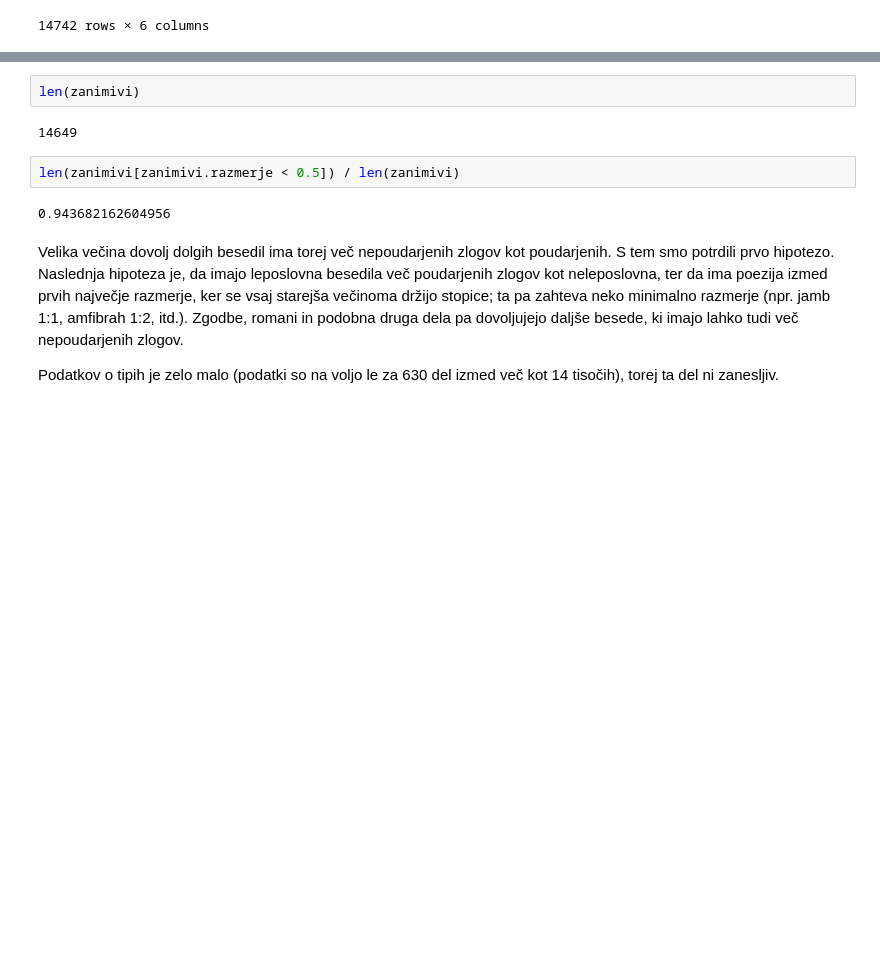
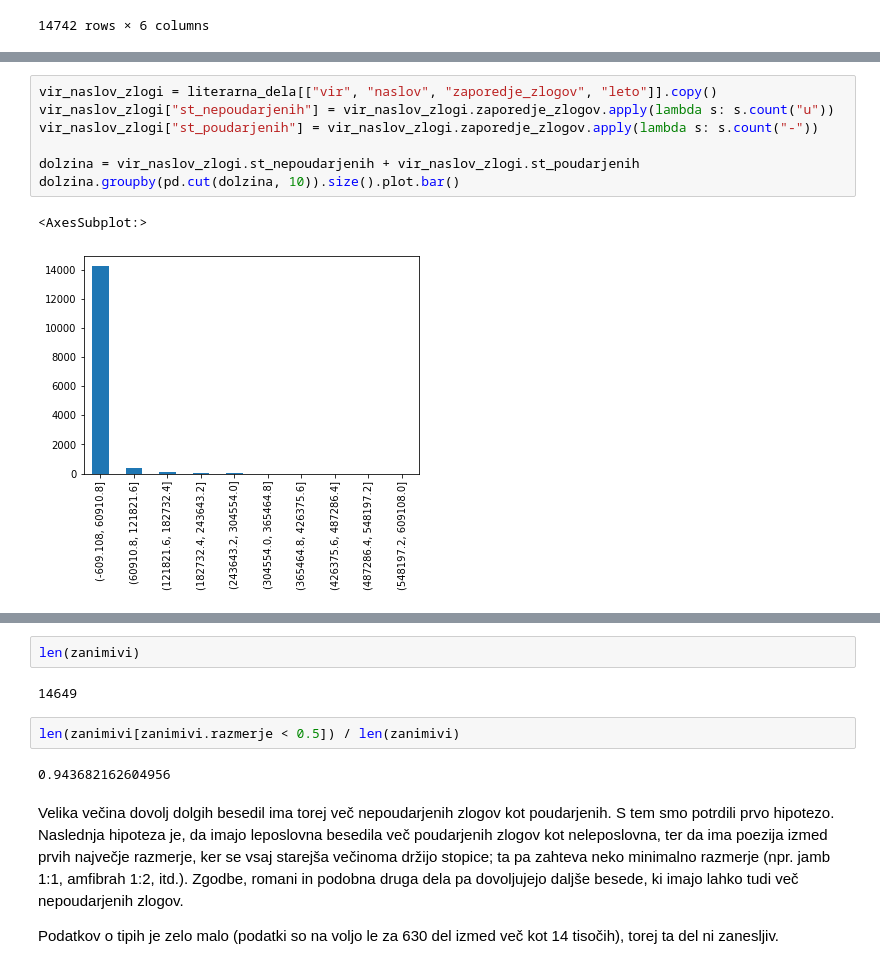
Before and after one commit to k3ap/prog1-projektna-naloga, a Jupyter notebook: analiza.ipynb, the cells around one changed output, grey strips where cells are left out. Cells and saved outputs as stored; diff of their text form; blank space fills up the shorter version.

```diff
--- a/analiza.ipynb
+++ b/analiza.ipynb
@@ -210,0 +216,10 @@ literarna_dela
+# %%
+vir_naslov_zlogi = literarna_dela[["vir", "naslov", "zaporedje_zlogov", "leto"]].copy()
+vir_naslov_zlogi["st_nepoudarjenih"] = vir_naslov_zlogi.zaporedje_zlogov.apply(lambda s: s.count("u"))
+vir_naslov_zlogi["st_poudarjenih"] = vir_naslov_zlogi.zaporedje_zlogov.apply(lambda s: s.count("-"))
+
+dolzina = vir_naslov_zlogi.st_nepoudarjenih + vir_naslov_zlogi.st_poudarjenih
+dolzina.groupby(pd.cut(dolzina, 10)).size().plot.bar()
+# %% [output]
+<AxesSubplot:>
+[figure, added]
```
Also changed, not shown: parts of 8 cells of this notebook.
